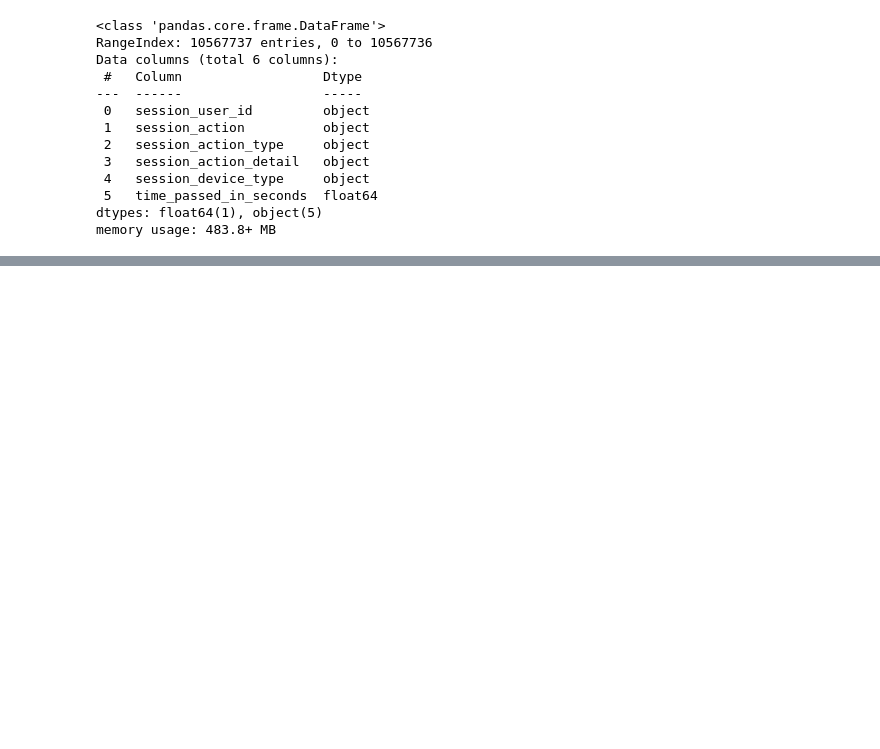
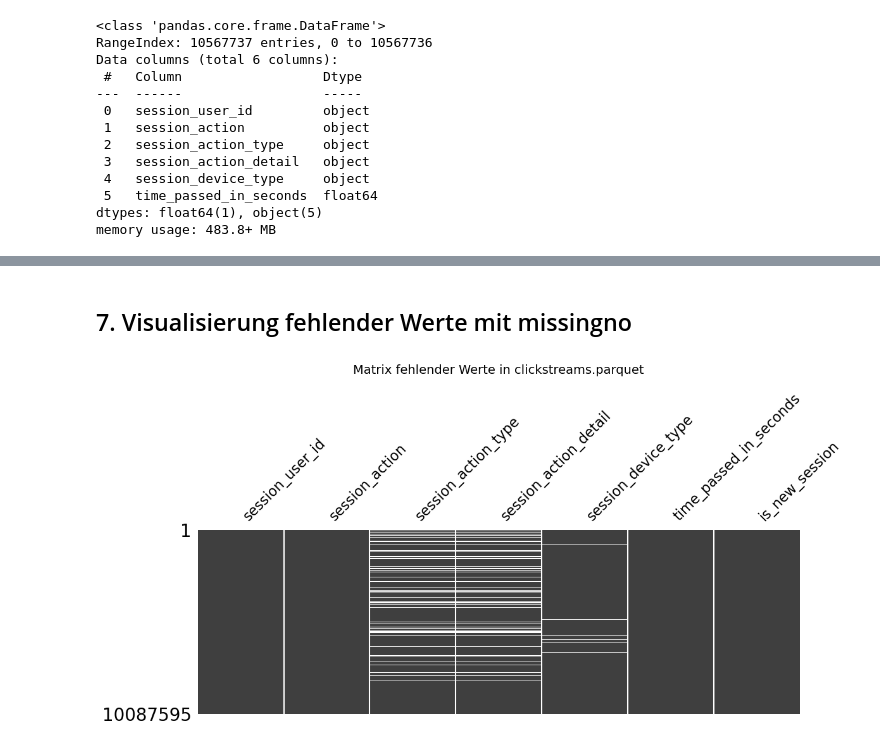
Before and after one commit to litharis04/dscb310-projekt, a Jupyter notebook: II-filter_clickstreams_data.ipynb, the cells around one changed output, grey strips where cells are left out. Cells and saved outputs as stored; diff of their text form; code cells hidden in the pictures; blank space fills up the shorter version.

Commit message:
Refine clickstreams error detection

```diff
--- a/II-filter_clickstreams_data.ipynb
+++ b/II-filter_clickstreams_data.ipynb
@@ -82,0 +198,8 @@ Name: count, dtype: int64
+# %%
+# Bereinigung: '-unknown-' durch NaN ersetzen
+print("Bereinigung durchführen: '-unknown-' durch NaN ersetzen\n")
+
+for col in text_cols:
+    count_before = (df_clickstreams[col] == '-unknown-').sum()
+    df_clickstreams[col] = df_clickstreams[col].replace('-unknown-', np.nan)
+    print(f"{col}: {count_before:,} Werte ersetzt")
@@ -82,0 +337,16 @@ Name: count, dtype: int64
+# %%
+# time_passed_in_seconds
+print("=== time_passed_in_seconds ===")
+time_col = df_clickstreams['time_passed_in_seconds']
+print(f"Fehlende Werte: {time_col.isna().sum():,}")
+print(f"Min: {time_col.min()}")
+print(f"Max: {time_col.max()}")
+print(f"Mittelwert: {time_col.mean():.2f}")
+print(f"Median: {time_col.median():.2f}")
+print(f"Standardabweichung: {time_col.std():.2f}")
+
+extreme_time = time_col > 1800  # > 30 Minuten
+print(f"\nUnrealistische Werte (> 30 Minuten): {extreme_time.sum():,} ({(extreme_time.sum() / len(df_clickstreams) * 100):.2f}%)")
+
+zero_time = time_col == 0 # = 0 Sekunden
+print(f"Null-Werte (= 0 Sekunden): {zero_time.sum():,} ({(zero_time.sum() / len(df_clickstreams) * 100):.2f}%)")
@@ -82,0 +370,2 @@ Name: count, dtype: int64
+# %%
+df_clickstreams['is_new_session'] = extreme_time  # Markiere als neue Sitzung, wenn Zeit > 30 Minuten
@@ -82,0 +475,15 @@ Name: count, dtype: int64
+# %%
+# Löschen der Zeilen mit fehlenden session_user_id, session_action und time_passed_in_seconds
+df_clickstreams = df_clickstreams.dropna(subset=['session_user_id', 'session_action', 'time_passed_in_seconds'])
+
+del missing_df_after
+# %% [markdown]
+## 7. Visualisierung fehlender Werte mit missingno
+# %%
+# Matrix-Plot
+msno.matrix(df_clickstreams, sparkline=False, figsize=(12, 6))
+plt.title('Matrix fehlender Werte in clickstreams.parquet', fontsize=14, pad=20)
+plt.tight_layout()
+plt.show()
+# %% [output]
+[figure, added]
```
Also changed, not shown: parts of 30 cells of this notebook, 9 other files.
